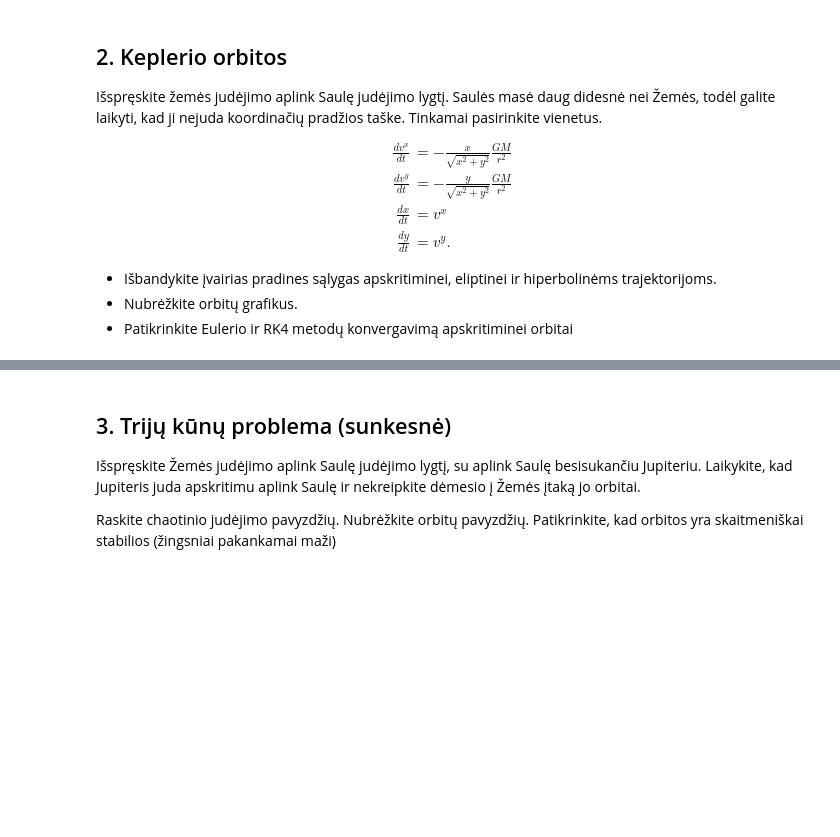
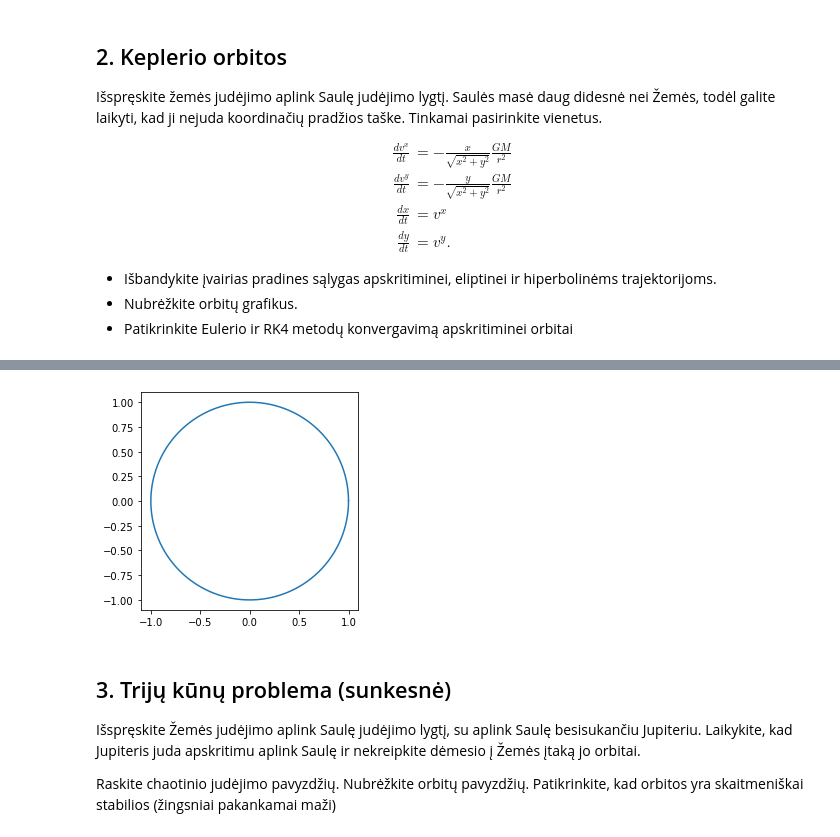
Before and after one commit to amazeliauskas/NMA20210217, a Jupyter notebook: Pamoka_2.ipynb, the cells around one changed output, grey strips where cells are left out. Cells and saved outputs as stored; diff of their text form; code cells hidden in the pictures; blank space fills up the shorter version.

```diff
--- a/Pamoka_2.ipynb
+++ b/Pamoka_2.ipynb
@@ -87,3 +135,56 @@ Išspręskite žemės judėjimo aplink Saulę judėjimo lygtį. Saulės masė da
+# %%
+# RK4 method
+n=1000
+t=np.linspace(0,2*np.pi, n, endpoint=False)
+dt= t[1]-t[0]
+
+xcord = np.zeros(n)
+ycord = np.zeros(n)
+tcord = np.zeros(n)
+#print(dt)
+
+x0=1
+y0=0
+vx0=0
+vy0=1   # v = dx/dt = r0 /(r/vI) = vI
+
+def pag(x,y,t):
+    r=np.sqrt(x**2+y**2)
+    ax = -x/r**3
+    ay = -y/r**3
+    return ax,ay
+
+i=0
+for t0 in t:
+    ax1,ay1 = pag(x0,y0,t0)
+    vx1,vy1 = vx0,vy0
+
+    ax2,ay2 = pag(x0+vx1*dt/2,y0+vy1*dt/2,t0+dt/2)
+    vx2,vy2 = vx0+ax1*dt/2,vy0+ay1*dt/2
+
+    ax3,ay3 = pag(x0+vx2*dt/2,y0+vy2*dt/2,t0+dt/2)
+    vx3,vy3 = vx0+ax2*dt/2,vy0+ay2*dt/2
+
+    ax4,ay4 = pag(x0+vx3*dt,y0+vy3*dt,t0+dt)
+    vx4,vy4 = vx0+ax3*dt,vy0+ay3*dt
+
+    vx0 = vx0+(ax1+2*ax2+2*ax3+ax4)*dt/6
+    vy0 = vy0+(ay1+2*ay2+2*ay3+ay4)*dt/6
+    x0 = x0+(vx1+2*vx2+2*vx3+vx4)*dt/6
+    y0 = y0+(vy1+2*vy2+2*vy3+vy4)*dt/6
+
+    xcord[i]=x0
+    ycord[i]=y0
+    tcord[i]=t0
+    i=i+1
+
+
+plt.plot(xcord,ycord)
+ax=plt.gca()
+ax.set_aspect("equal")
+plt.show()
+# %% [output]
+[figure, added]
 # %% [markdown]
 ## 3. Trijų kūnų problema (sunkesnė)
 Išspręskite Žemės judėjimo aplink Saulę judėjimo lygtį, su aplink Saulę besisukančiu Jupiteriu. Laikykite, kad Jupiteris juda apskritimu aplink Saulę ir nekreipkite dėmesio į Žemės įtaką jo orbitai.
```
Also changed, not shown: parts of 2 cells of this notebook.
